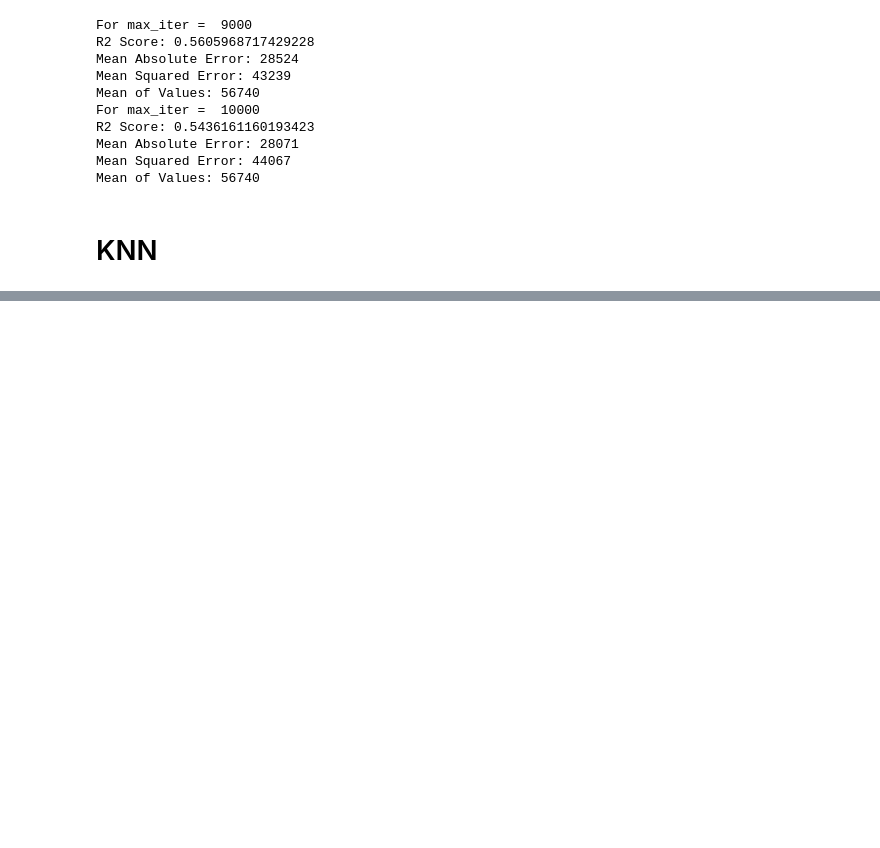
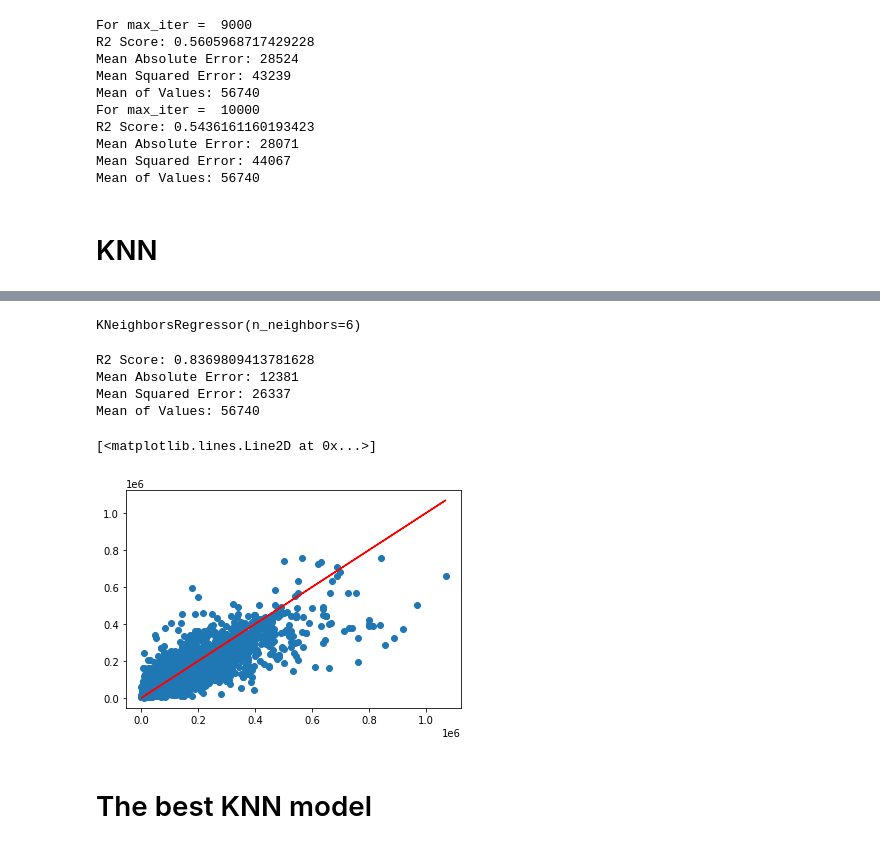
Before and after one commit to KacperChmura1/Value-of-Cars-in-Poland, a Jupyter notebook: Machine Learning Algorithms.ipynb, the cells around one changed output, grey strips where cells are left out. Saved outputs shown, nothing was run; the diff lists cells and outputs as text; code cells hidden in the pictures; blank space fills up the shorter version.

Commit message:
Finished KNN model but is too large

```diff
--- a/Machine Learning Algorithms.ipynb
+++ b/Machine Learning Algorithms.ipynb
@@ -650,0 +709,17 @@ Mean of Values: 56740
+# %%
+X_test = scaler.transform(X_test)
+# %%
+knn = KNeighborsRegressor(n_neighbors=6, p=2)
+# %%
+knn.fit(X_train,y_train)
+# %% [output]
+KNeighborsRegressor(n_neighbors=6)
+# %%
+preds = knn.predict(X_test)
+# %%
+model_test(preds,y_test)
+# %% [output]
+R2 Score: 0.8369809413781628
+Mean Absolute Error: 12381
+Mean Squared Error: 26337
+Mean of Values: 56740
@@ -650,0 +729,8 @@ Mean of Values: 56740
+# %%
+plt.scatter(y_test,preds)
+plt.plot(y_test,y_test,'r')
+# %% [output]
+[<matplotlib.lines.Line2D at 0x...>]
+[figure, added]
+# %% [markdown]
+# The best KNN model
```
Also changed, not shown: parts of 18 cells of this notebook.
